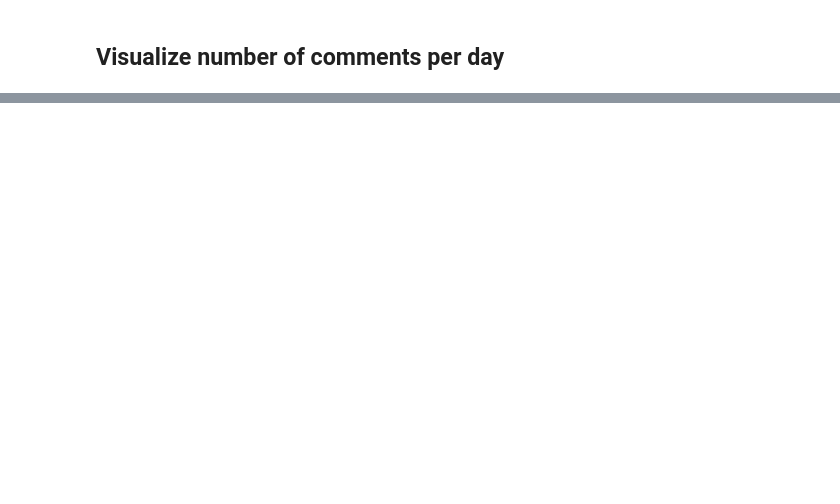
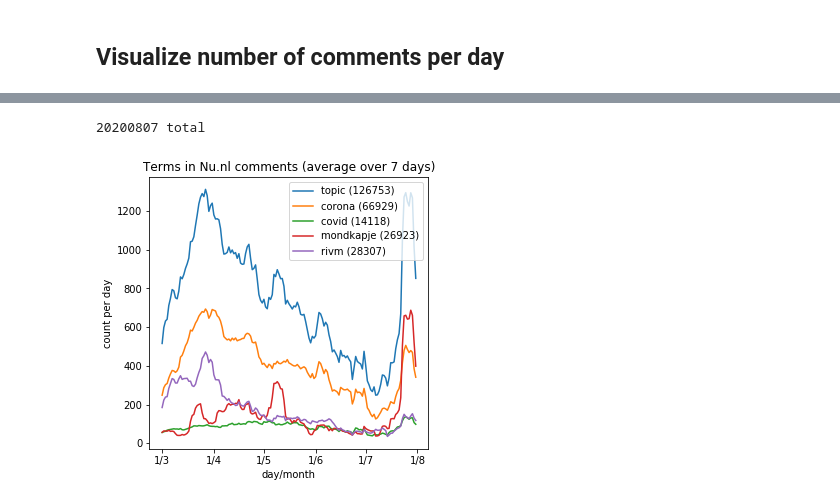
Before and after one commit to puregome/notebooks, a Jupyter notebook: nunl-convert-data.ipynb, the cells around one changed output, grey strips where cells are left out. Drawn from its saved outputs; the diff is of its cells as text; code cells hidden in the pictures; blank space fills up the shorter version.

```diff
--- a/nunl-convert-data.ipynb
+++ b/nunl-convert-data.ipynb
@@ -130,0 +132,79 @@ plt.show()
+# %%
+TOPIC = "topic"
+QUERYLIST = ("corona covid mondkapje rivm blijfthuis houvol huisarts flattenthecurve "+TOPIC).split()
+QUERYTOPIC = "corona|covid|mondkapje|rivm|blijfthuis|houvol|huisarts|flattenthecurve"
+TOTAL = "total"
+
+def makeDateFromHour(hour):
+    return(hour[0:8])
+
+queryCounts = {}
+for query in QUERYLIST:
+    queryCounts[query] = {}
+    querySearch = query
+    if query == TOPIC: querySearch = QUERYTOPIC
+    for hourString in sorted(dataPerHour.keys()):
+        date = makeDateFromHour(hourString)
+        if re.search("-12$",hourString): squeal(date+" "+query)
+        for i in range(0,len(dataPerHour[hourString])):
+            if re.search(querySearch,dataPerHour[hourString][i][TEXT],flags=re.IGNORECASE):
+                if not date in queryCounts[query]: queryCounts[query][date] = 0
+                queryCounts[query][date] += 1
+
+queryCounts[TOTAL] = {}
+for hourString in sorted(dataPerHour.keys()):
+    date = makeDateFromHour(hourString)
+    if re.search("-12$",hourString): squeal(date+" "+TOTAL)
+    for i in range(0,len(dataPerHour[hourString])):
+        if not date in queryCounts[TOTAL]: queryCounts[TOTAL][date] = 0
+        queryCounts[TOTAL][date] += 1
+
+totals = {}
+for query in QUERYLIST+[TOTAL]:
+    totals[query] = sum(queryCounts[query].values())
+# %% [output]
+20200807 total
+# %%
+def movingAverage(numberList,size):
+    newList = []
+    for i in range(0,len(numberList)):
+        numberUsed = 1
+        newList.append(numberList[i])
+        for j in range(1,size):
+            if i-j >= 0:
+                newList[i] += numberList[i-j]
+                numberUsed += 1
+        newList[i] /= numberUsed
+    return(newList)
+# %%
+WEEKSIZE = 7
+
+queryCounts7 = {}
+for query in QUERYLIST:
+    try:
+        sortedKeys = list(sorted(queryCounts[query].keys()))
+        sortedValues = [queryCounts[query][d] for d in sortedKeys]
+        newSortedValues = movingAverage(sortedValues,WEEKSIZE)
+        queryCounts7[query] = {sortedKeys[i]:newSortedValues[i] for i in range(0,len(sortedKeys))}
+    except: pass
+# %%
+FINALDATE = "20200731"
+FIRSTDATE = "20200301"
+PLOTFILENAME = "term-frequency-nunl.png"
+
+fig,ax = plt.subplots(figsize=(5,5))
+for query in "topic corona covid mondkapje rivm".split():
+    try:
+        x = [datetime.datetime.strptime(d,DATEFORMATDAY) for d in queryCounts7[query] if d >= FIRSTDATE and d <= FINALDATE]
+        y = [queryCounts7[query][d] for d in queryCounts7[query] if d >= FIRSTDATE and d <= FINALDATE]
+        plt.plot_date(x,y,fmt="-",label=f"{query} ({totals[query]})")
+    except: pass
+plt.xlabel("day/month")
+plt.ylabel("count per day")
+plt.title(f"Terms in Nu.nl comments (average over {WEEKSIZE} days)")
+plt.legend()
+ax.xaxis.set_major_formatter(mdates.DateFormatter("%-d/%-m"))
+plt.savefig(PLOTFILENAME)
+plt.show()
+# %% [output]
+[figure, added]
```
Also changed, not shown: parts of 11 cells of this notebook, 2 other files.
